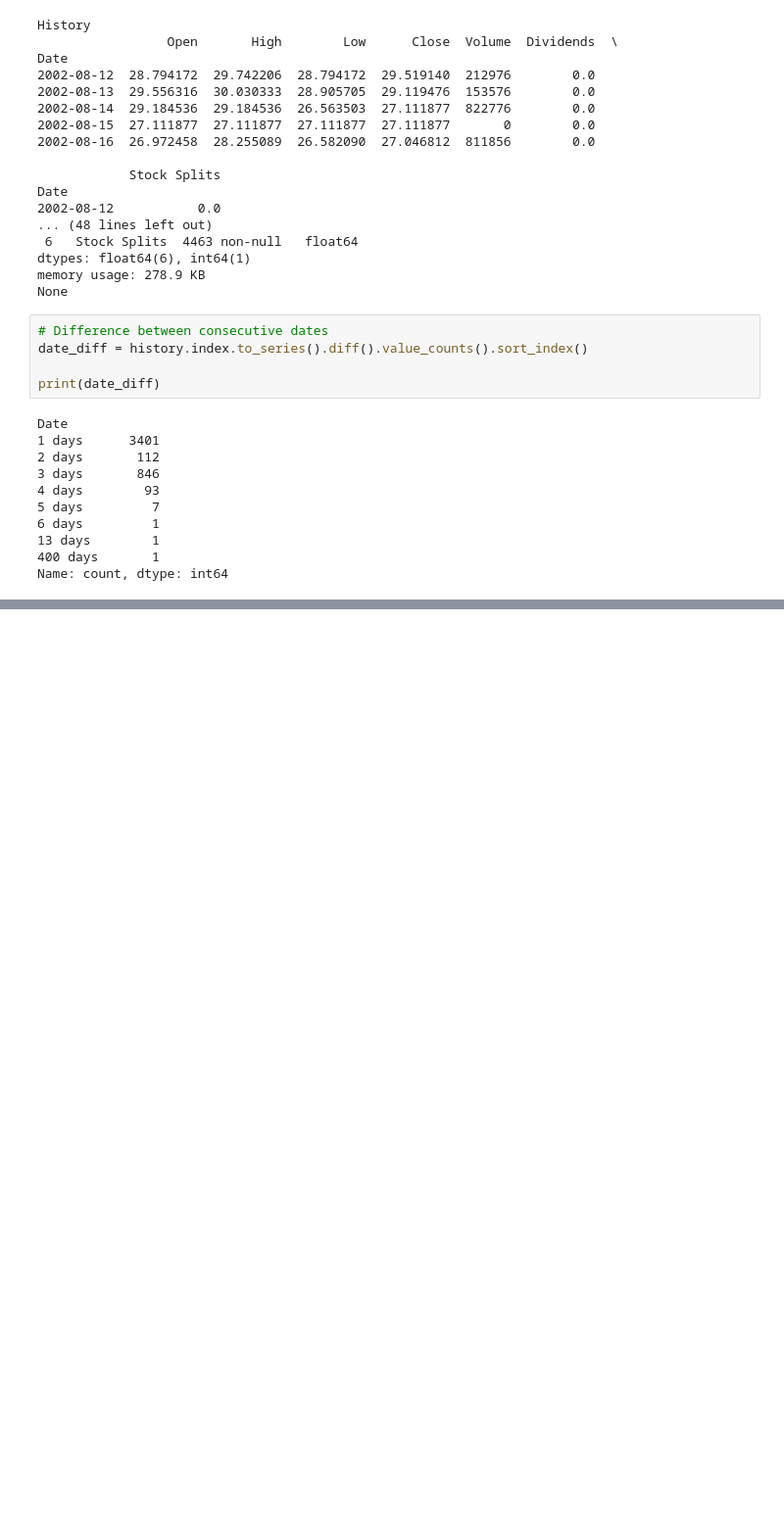
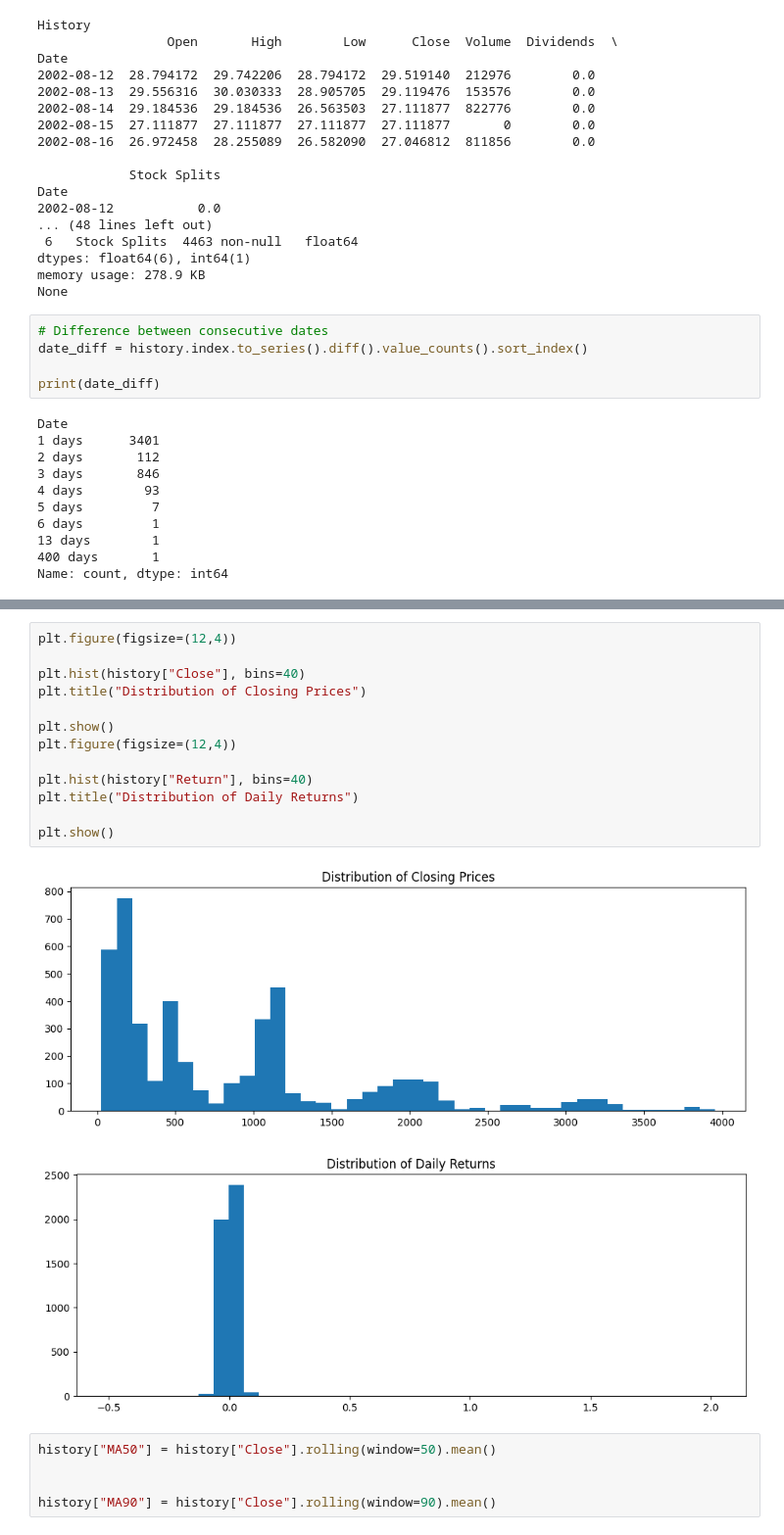
Before and after one commit to ghansham01/learning-machines, a Jupyter notebook: TCS Stock Data/TCS.ipynb, the cells around one changed output, grey strips where cells are left out. Shown at 98% size. Cells and saved outputs as stored; diff of their text form; blank space fills up the shorter version.

```diff
--- a/TCS Stock Data/TCS.ipynb
+++ b/TCS Stock Data/TCS.ipynb
@@ -71,0 +111,21 @@ Name: count, dtype: int64
+# %%
+plt.figure(figsize=(12,4))
+
+plt.hist(history["Close"], bins=40)
+plt.title("Distribution of Closing Prices")
+
+plt.show()
+plt.figure(figsize=(12,4))
+
+plt.hist(history["Return"], bins=40)
+plt.title("Distribution of Daily Returns")
+
+plt.show()
+# %% [output]
+[figure, added]
+[figure, added]
+# %%
+history["MA50"] = history["Close"].rolling(window=50).mean()
+
+
+history["MA90"] = history["Close"].rolling(window=90).mean()
```
Also changed, not shown: parts of 10 cells of this notebook, 3 other files.
